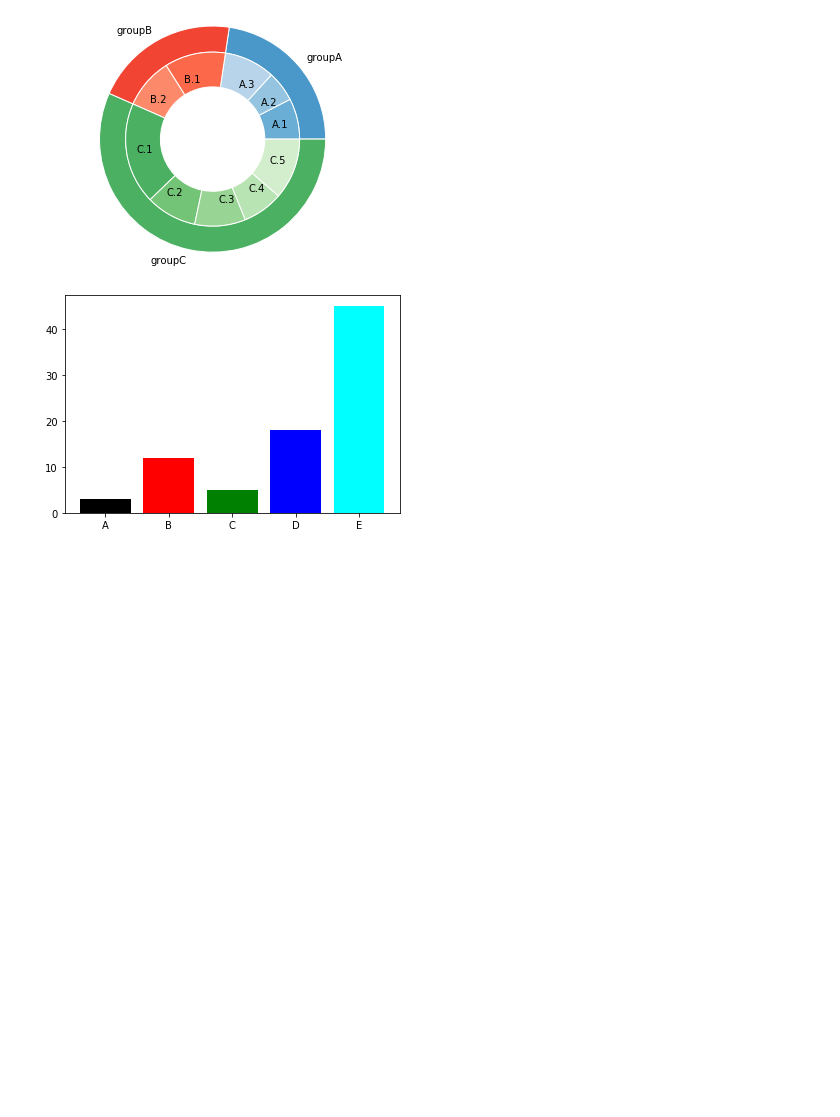
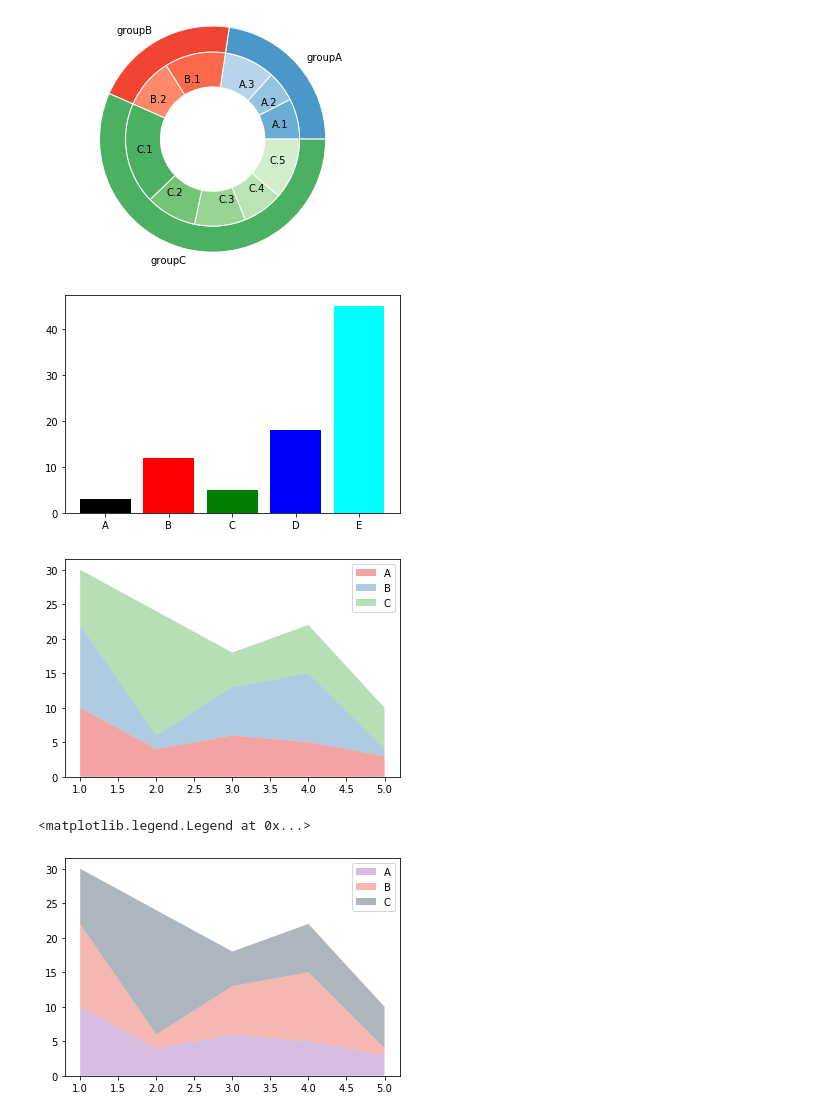
Before and after one commit to vanessavtnguyen/DataProject, a Jupyter notebook: Experiments with Data.ipynb, the cells around one changed output. Cells and saved outputs as stored; diff of their text form; code cells hidden in the pictures; blank space fills up the shorter version.

```diff
--- a/Experiments with Data.ipynb
+++ b/Experiments with Data.ipynb
@@ -142,3 +142,26 @@ plt.xticks(y_pos, bars)
 plt.show()
 # %% [output]
 [figure]
+# %%
+import numpy as np
+import matplotlib.pyplot as plt
+import seaborn as sns
+
+# Your x and y axis
+x=range(1,6)
+y=[ [10,4,6,5,3], [12,2,7,10,1], [8,18,5,7,6] ]
+
+# use a known color palette (see..)
+pal = sns.color_palette("Set1")
+plt.stackplot(x,y, labels=['A','B','C'], colors=pal, alpha=0.4 )
+plt.legend(loc='upper right')
+plt.show()
+
+# create your palette
+pal = ["#9b59b6", "#e74c3c", "#34495e", "#2ecc71"]
+plt.stackplot(x,y, labels=['A','B','C'], colors=pal, alpha=0.4 )
+plt.legend(loc='upper right')
+# %% [output]
+[figure, added]
+<matplotlib.legend.Legend at 0x...>
+[figure, added]
```
Also changed, not shown: 1 other file.
